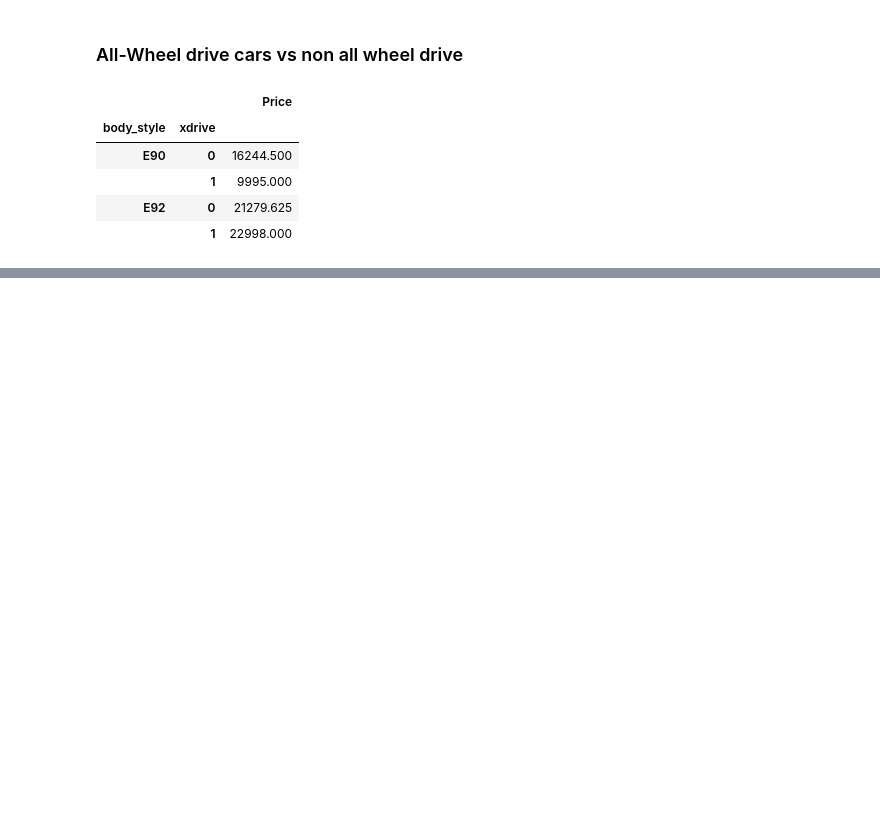
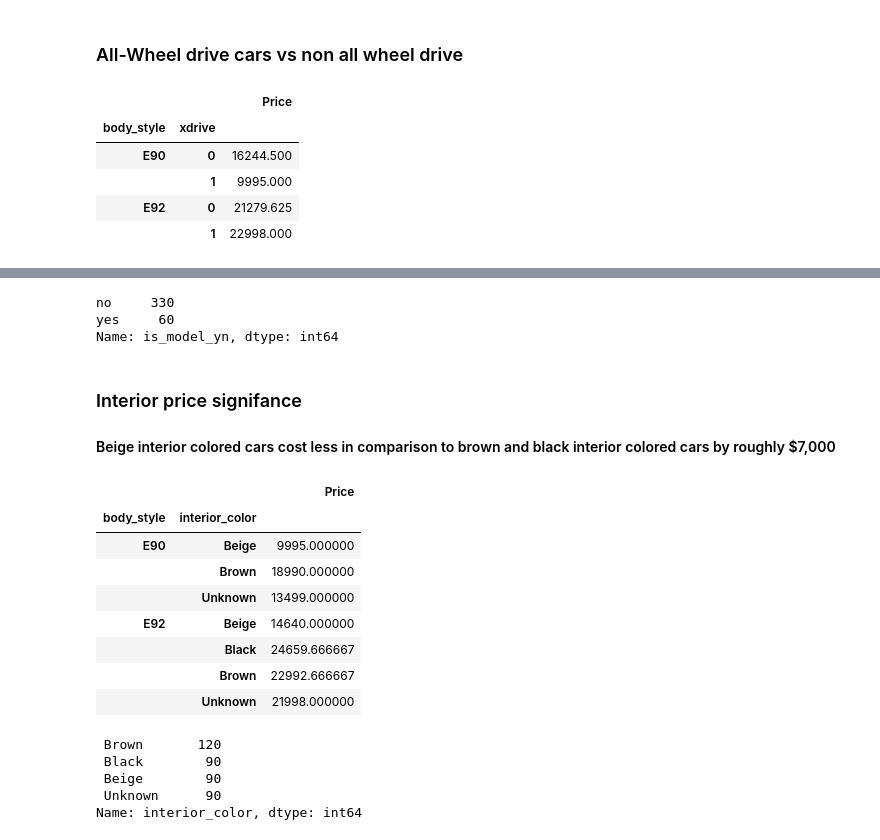
Before and after one commit to MarioRashadHUB/BMW-Price-Analysis, a Jupyter notebook: eda.ipynb, the cells around one changed output, grey strips where cells are left out. Cells and saved outputs as stored; diff of their text form; code cells hidden in the pictures; blank space fills up the shorter version.

```diff
--- a/eda.ipynb
+++ b/eda.ipynb
@@ -57,6 +53,8 @@ df['Price'] = df['Price'].astype(int)
 df['high_mileage'] = df['Mileage'].apply(lambda x: 'yes' if x > 120000 else 'no')
 # %%
 df['low_mileage'] = df['Mileage'].apply(lambda x: 'yes' if x < 90000 else 'no')
+# %%
+df['many_owners'] = df['num_owners'].apply(lambda x: 'yes' if x >= 3 else 'no')
 # %%
 df['highmiles_int'] = df['high_mileage'].map(dict(yes=1, no=0))
 # %%
@@ -151,0 +161,30 @@ pd.pivot_table(df,index=['body_style','xdrive'], values=['Price'])
+# %%
+df['is_model_yn'].value_counts()
+# %% [output]
+no     330
+yes     60
+Name: is_model_yn, dtype: int64
+# %% [markdown]
+### Interior price signifance
+
+#### Beige interior colored cars cost less in comparison to brown and black interior colored cars by roughly \$7,000
+# %%
+pd.pivot_table(df, index=['body_style', 'interior_color' ], values=['Price'])
+# %% [output]
+|  |  | Price |
+| body_style | interior_color |  |
+| E90 | Beige | 9995.000000 |
+|  | Brown | 18990.000000 |
+|  | Unknown | 13499.000000 |
+| E92 | Beige | 14640.000000 |
+|  | Black | 24659.666667 |
+|  | Brown | 22992.666667 |
+|  | Unknown | 21998.000000 |
+# %%
+df.interior_color.value_counts()
+# %% [output]
+ Brown       120
+ Black        90
+ Beige        90
+ Unknown      90
+Name: interior_color, dtype: int64
```
Also changed, not shown: parts of 7 cells of this notebook.
